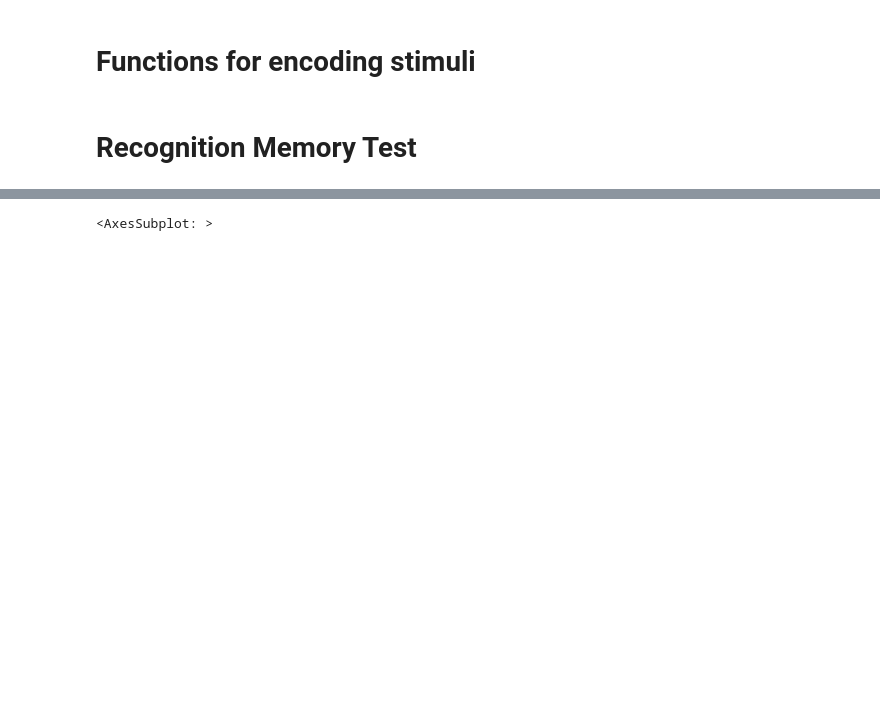
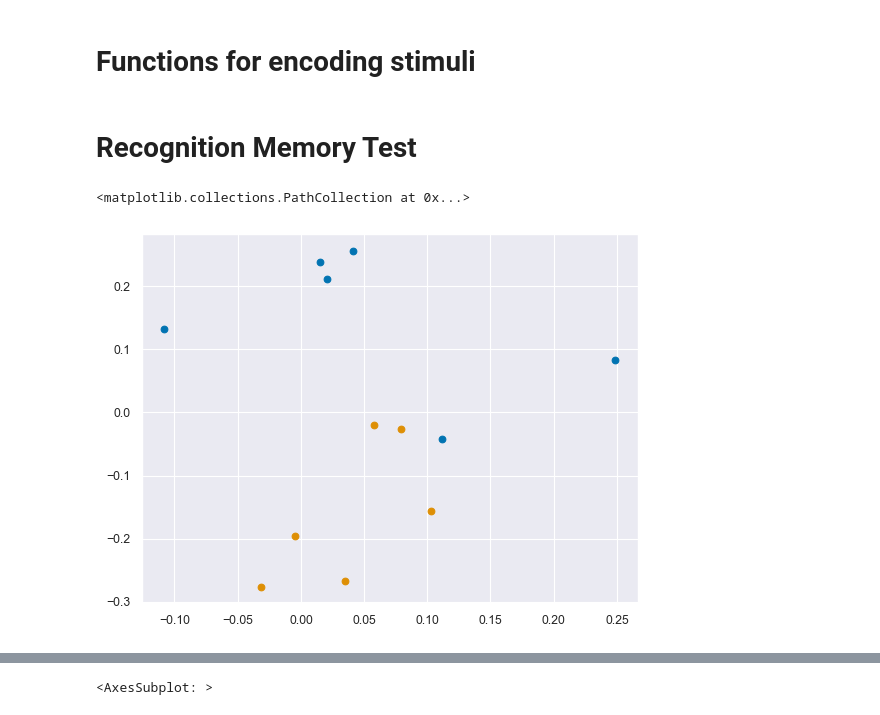
Before and after one commit to tejas-savalia/event-boundaries, a Jupyter notebook: simulations/categorization_sim.ipynb, the cells around one changed output, grey strips where cells are left out. Cells and saved outputs as stored; diff of their text form; code cells hidden in the pictures; blank space fills up the shorter version.

```diff
--- a/simulations/categorization_sim.ipynb
+++ b/simulations/categorization_sim.ipynb
@@ -259,0 +303,6 @@ def get_roc(stim_stream, new_test_objects, old_test_objects, study_objects, cb =
+# %%
+plt.scatter(objects[:6, 0], objects[:6, 1])
+plt.scatter(objects[6:, 0], objects[6:, 1])
+# %% [output]
+<matplotlib.collections.PathCollection at 0x...>
+[figure, added]
```
Also changed, not shown: parts of 24 cells of this notebook, 6 other files.
